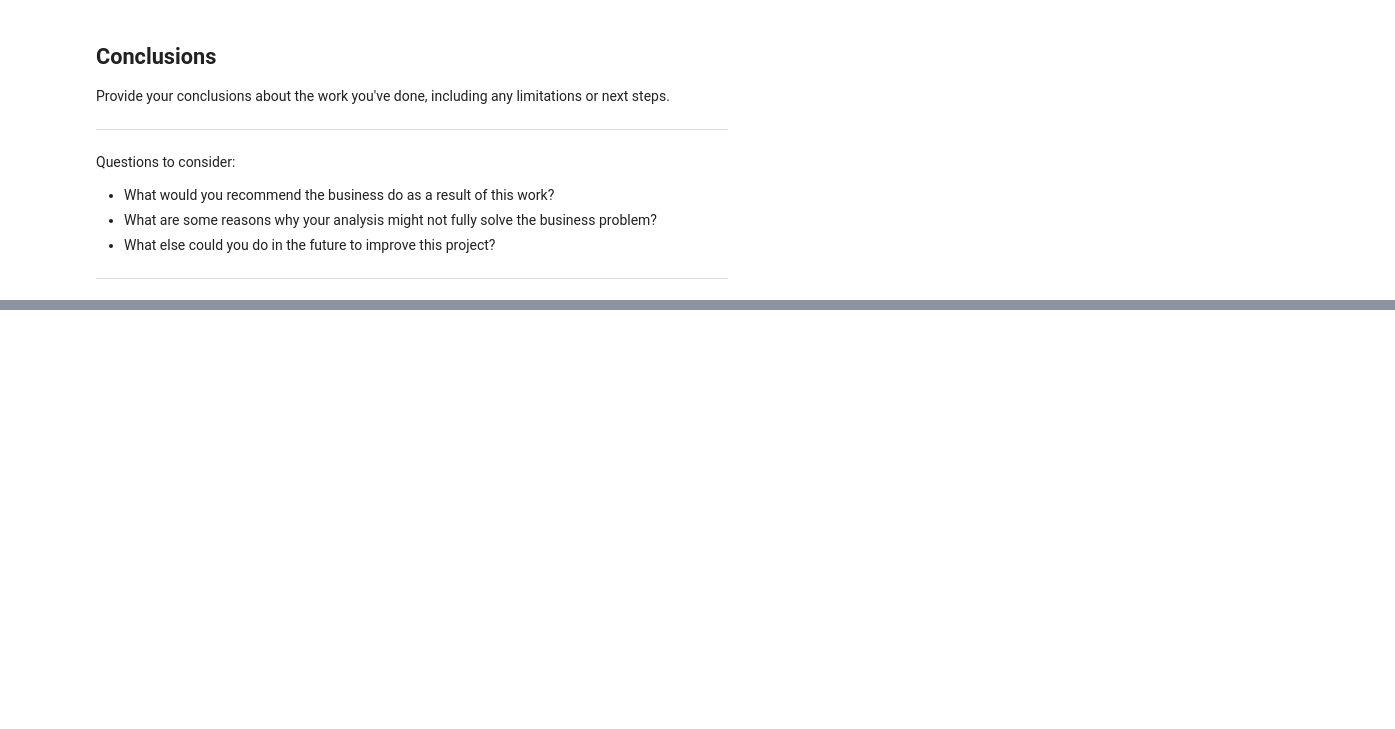
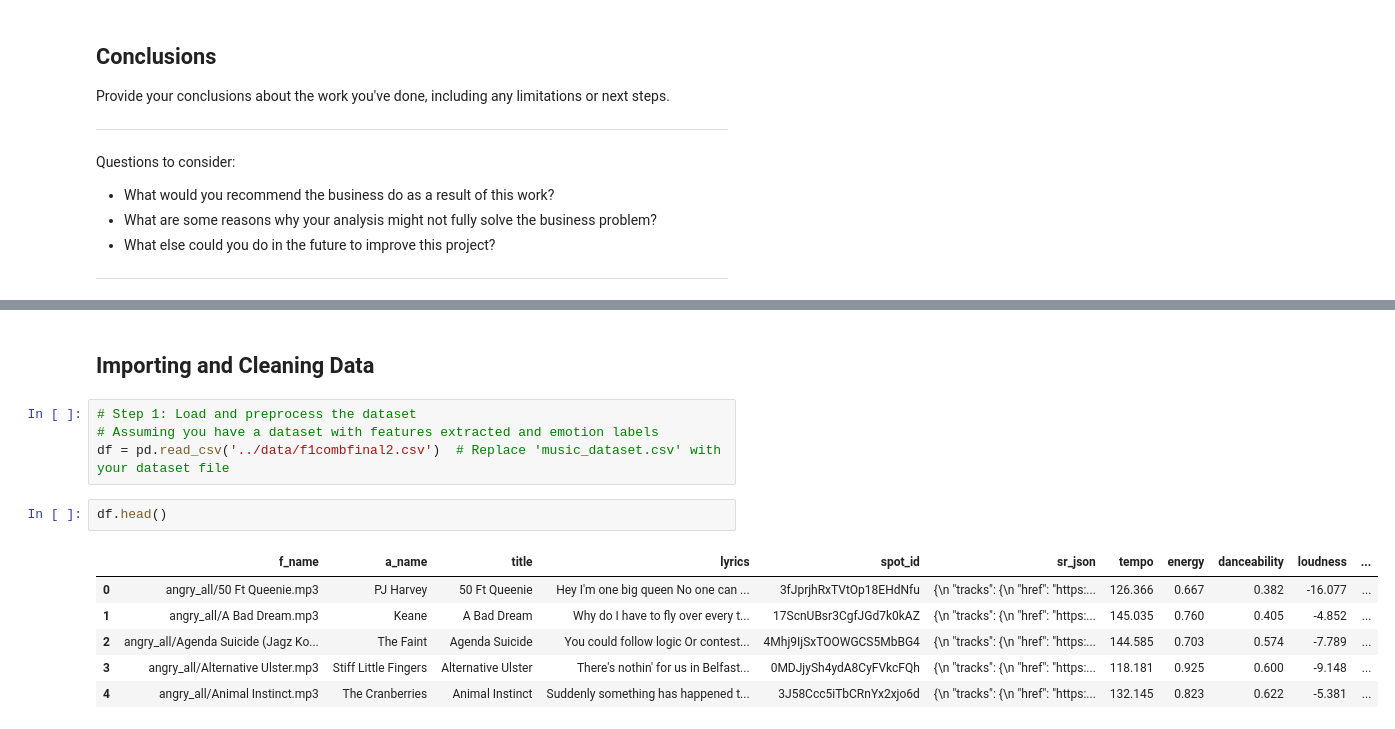
Before and after one commit to jamesleemeredith/Music-Mood-Detection-Project, a Jupyter notebook: music_mood_detection_model.ipynb, the cells around one changed output, grey strips where cells are left out. Cells and saved outputs as stored; diff of their text form; blank space fills up the shorter version.

```diff
--- a/music_mood_detection_model.ipynb
+++ b/music_mood_detection_model.ipynb
@@ -150,0 +175,15 @@ Questions to consider:
+# %% [markdown]
+## Importing and Cleaning Data
+# %%
+# Step 1: Load and preprocess the dataset
+# Assuming you have a dataset with features extracted and emotion labels
+df = pd.read_csv('../data/f1combfinal2.csv')  # Replace 'music_dataset.csv' with your dataset file
+# %%
+df.head()
+# %% [output]
+|  | f_name | a_name | title | lyrics | spot_id | sr_json | tempo | energy | danceability | loudness | ... |
+| 0 | angry_all/50 Ft Queenie.mp3 | PJ Harvey | 50 Ft Queenie | Hey I'm one big queen No one can ... | 3fJprjhRxTVtOp18EHdNfu | {\n "tracks": {\n "href": "https:... | 126.366 | 0.667 | 0.382 | -16.077 | ... |
+| 1 | angry_all/A Bad Dream.mp3 | Keane | A Bad Dream | Why do I have to fly over every t... | 17ScnUBsr3CgfJGd7k0kAZ | {\n "tracks": {\n "href": "https:... | 145.035 | 0.760 | 0.405 | -4.852 | ... |
+| 2 | angry_all/Agenda Suicide (Jagz Ko... | The Faint | Agenda Suicide | You could follow logic Or contest... | 4Mhj9IjSxTOOWGCS5MbBG4 | {\n "tracks": {\n "href": "https:... | 144.585 | 0.703 | 0.574 | -7.789 | ... |
+| 3 | angry_all/Alternative Ulster.mp3 | Stiff Little Fingers | Alternative Ulster | There's nothin' for us in Belfast... | 0MDJjySh4ydA8CyFVkcFQh | {\n "tracks": {\n "href": "https:... | 118.181 | 0.925 | 0.600 | -9.148 | ... |
+| 4 | angry_all/Animal Instinct.mp3 | The Cranberries | Animal Instinct | Suddenly something has happened t... | 3J58Ccc5iTbCRnYx2xjo6d | {\n "tracks": {\n "href": "https:... | 132.145 | 0.823 | 0.622 | -5.381 | ... |
```
Also changed, not shown: parts of 19 cells of this notebook, 3 other files.
